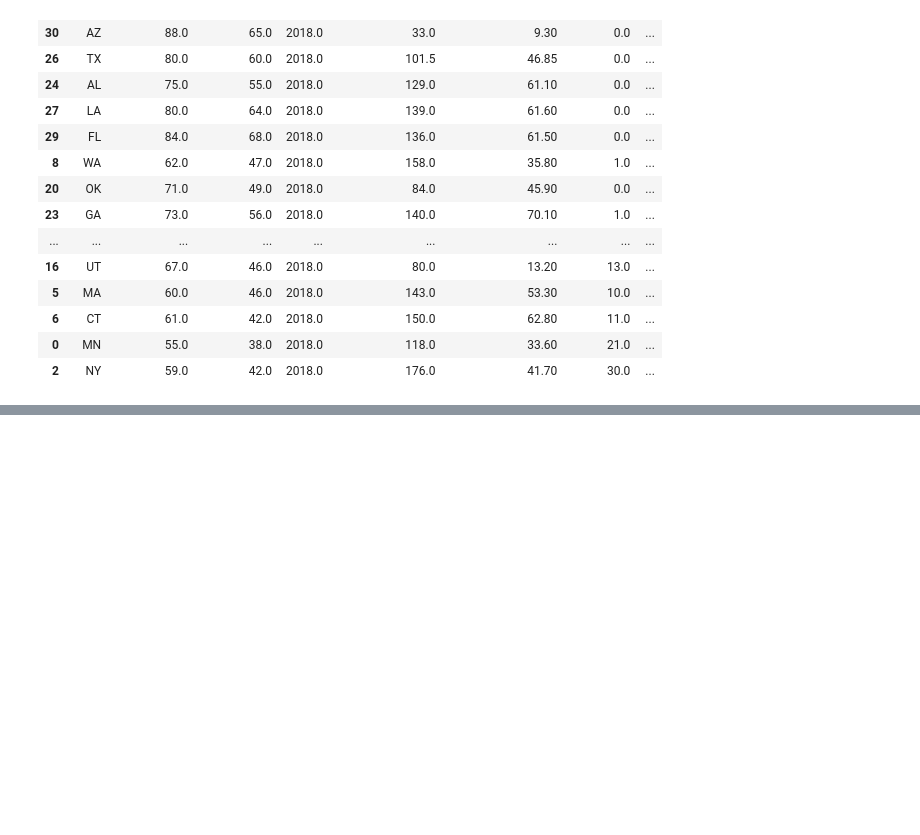
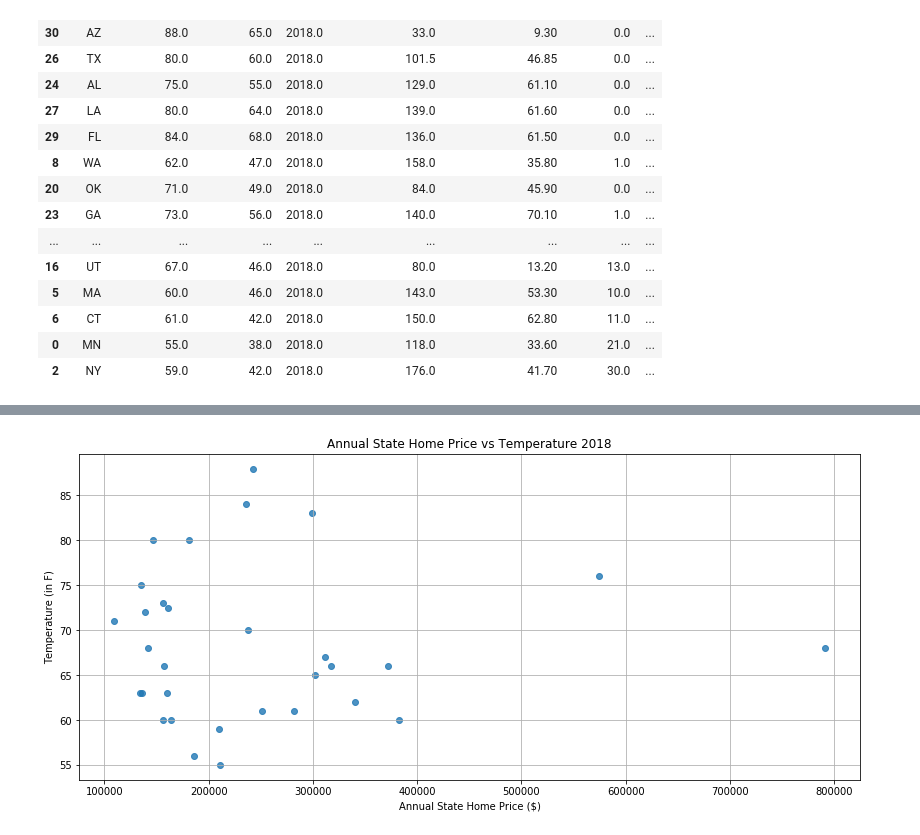
Before and after one commit to prakashbalasubramaniam/The_Incredible_Quad, a Jupyter notebook: Climate_analysis/climate_main_analysis.ipynb, the cells around one changed output, grey strips where cells are left out. Drawn from its saved outputs; the diff is of its cells as text; code cells hidden in the pictures; blank space fills up the shorter version.

```diff
--- a/Climate_analysis/climate_main_analysis.ipynb
+++ b/Climate_analysis/climate_main_analysis.ipynb
@@ -316,0 +361,6 @@ fig_geo
+# %%
+#groupby by State and calculate median for numeric columns
+homeprice_data_df_grpby_state = homeprice_data_df.groupby(['State']).median()
+
+#display dataframe all States
+homeprice_data_df_grpby_state.head()
@@ -316,0 +375,6 @@ fig_geo
+# %%
+#reset index dataframe all States
+homeprice_data_df_grpby_state = homeprice_data_df_grpby_state.reset_index()
+
+#display dataframe all States
+homeprice_data_df_grpby_state.head()
@@ -316,0 +388,12 @@ fig_geo
+# %%
+#merge 2 sorted WSA climate dataset with home prices
+homeprice_climatewsa_merged_df = pd.merge(homeprice_data_df_grpby_state, climate_data_df_2018_sorted_wsa, on='State', how='outer')
+
+#drop NaN rows
+homeprice_climatewsa_merged_df = homeprice_climatewsa_merged_df.dropna()
+
+#sort dataframe by Climate WSA
+homeprice_climatewsa_merged_df = homeprice_climatewsa_merged_df.sort_values(by=['Total WSA']).reset_index()
+
+#display dataframe merged dataframe
+homeprice_climatewsa_merged_df.head()
@@ -316,0 +407,17 @@ fig_geo
+# %%
+#plot scatter to see correlation between home prices and climate by sorted WSA State
+fig, ax4 = plt.subplots(figsize=(figsize_x, figsize_y))
+
+#plot scatter chart
+plt.scatter(homeprice_climatewsa_merged_df['Annual average'], homeprice_climatewsa_merged_df['Temp High °F'], alpha=0.8)
+
+#label, enable grid and title scatter plot
+plt.title('Annual State Home Price vs Temperature 2018')
+plt.xlabel('Annual State Home Price ($)')
+plt.ylabel('Temperature (in F)')
+ax4.grid()
+
+# Save the Figure
+plt.savefig("Climate_images/annual_homeprice_vs_Temperature.png")
+# %% [output]
+[figure, added]
```
Also changed, not shown: parts of 8 cells of this notebook, 4 other files.
